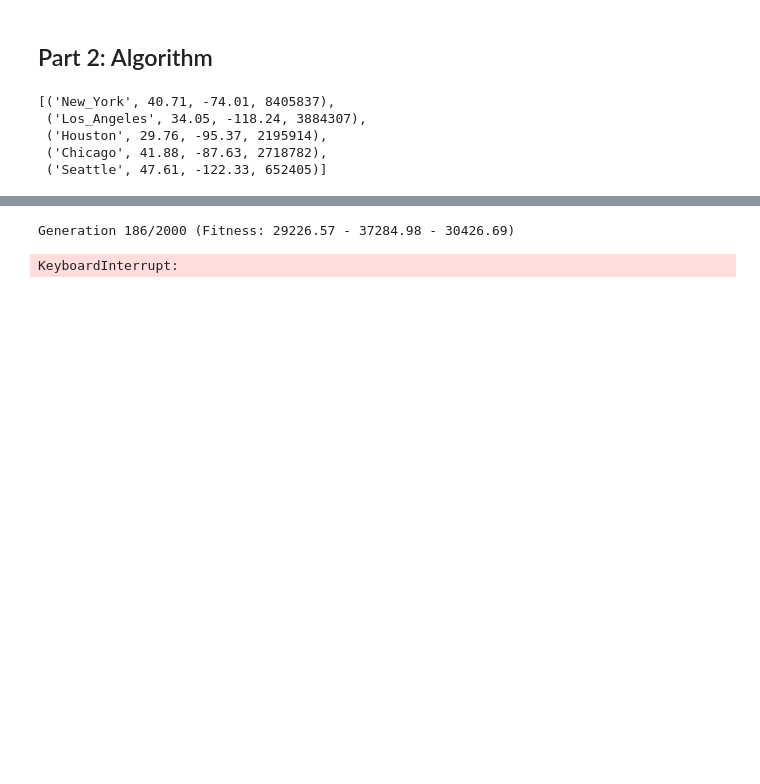
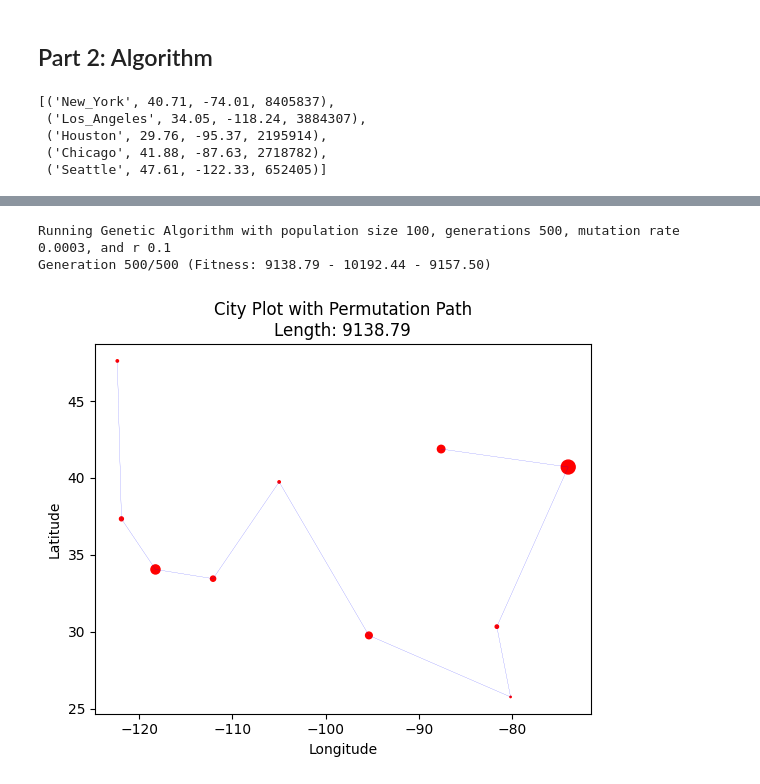
Before and after one commit to shivamCode0/ghp-math-2024, a Jupyter notebook: research/plot_cities.ipynb, the cells around one changed output, grey strips where cells are left out. Drawn from its saved outputs; the diff is of its cells as text; code cells hidden in the pictures; blank space fills up the shorter version.

```diff
--- a/research/plot_cities.ipynb
+++ b/research/plot_cities.ipynb
@@ -168,47 +172,48 @@ def ordered_crossover(parent1, parent2):
     return child
 
 def mutate(permutation, mutation_rate=0.01):
-    for i in range(len(permutation)):
+    l = len(permutation) # subtract 1 because the last city is the same as the first city
+    for i in range(l):
         if random.random() < mutation_rate:
-            j = random.randint(0, len(permutation) - 1)
+            j = random.randint(0, l - 1)
             permutation[i], permutation[j] = permutation[j], permutation[i]
 
-def genetic_algorithm(cities, population_size=100, generations=500, mutation_rate=0.01):
+def genetic_algorithm(cities, population_size=100, generations=500, mutation_rate=0.01, r=0.1):
+    print(f"Running Genetic Algorithm with population size {population_size}, generations {generations}, mutation rate {mutation_rate}, and r {r}")
     # Initialize population
     population = [np.random.permutation(len(cities)) for _ in range(population_size)]
 
     for generation in range(generations):
         # Calculate fitness
         fitness = [path_length(cities, p) for p in population]
-        print(f"Generation {generation + 1}/{generations} (Fitness: {min(fitness):.2f} - {max(fitness):.2f} - {np.mean(fitness):.2f})",end="\r")
+        print(f"Generation {generation + 1}/{generations} (Fitness: {min(fitness):.2f} - {max(fitness):.2f} - {np.mean(fitness):.2f})", end="\r")
         sorted_indices = np.argsort(fitness)
         population = [population[i] for i in sorted_indices]
 
         # Selection
-        new_population = population[:population_size // 2]
+        num_best_to_keep = int(r * population_size)
+        new_population = population[:num_best_to_keep]
 
-        # Crossover
+        # Crossover and Mutation
         while len(new_population) < population_size:
-            parents = random.sample(new_population, 2)
+            parents = random.sample(population[:population_size // 2], 2)
             child = ordered_crossover(parents[0], parents[1])
+            mutate(child, mutation_rate)
             new_population.append(child)
-
-        # Mutation
-        for individual in new_population:
-            mutate(individual, mutation_rate)
 
         population = new_population
 
     # Return the best solution found
     best_solution = population[0]
     best_length = path_length(cities, best_solution)
     return best_solution, best_length
 
 # Run the genetic algorithm
-best_permutation, best_length = genetic_algorithm(cities1, mutation_rate=1e-3, generations=2000)
+best_permutation, best_length = genetic_algorithm(cities1, mutation_rate=3e-4, generations=500, r=0.1, population_size=100)
 
 # Plot the best path found
 plot_cities_permutation(cities1, best_permutation)
 # %% [output]
-Generation 186/2000 (Fitness: 29226.57 - 37284.98 - 30426.69)
+Running Genetic Algorithm with population size 100, generations 500, mutation rate 0.0003, and r 0.1
+Generation 500/500 (Fitness: 9138.79 - 10192.44 - 9157.50)
-KeyboardInterrupt:
+[figure, added]
```
Also changed, not shown: parts of 7 cells of this notebook, 1 other file.
